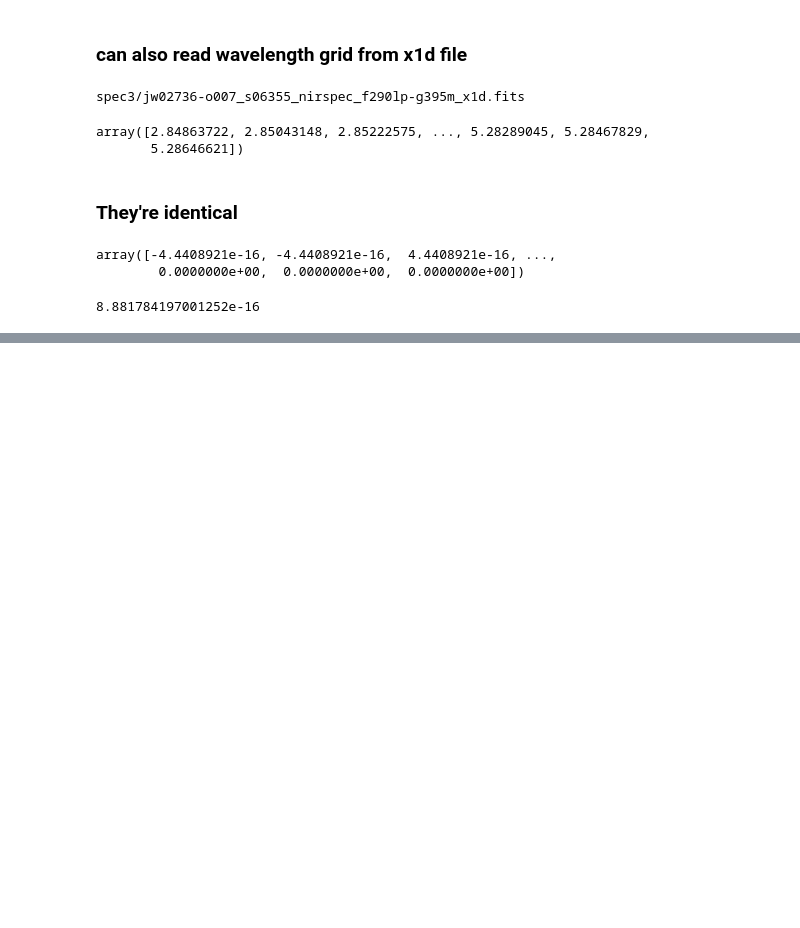
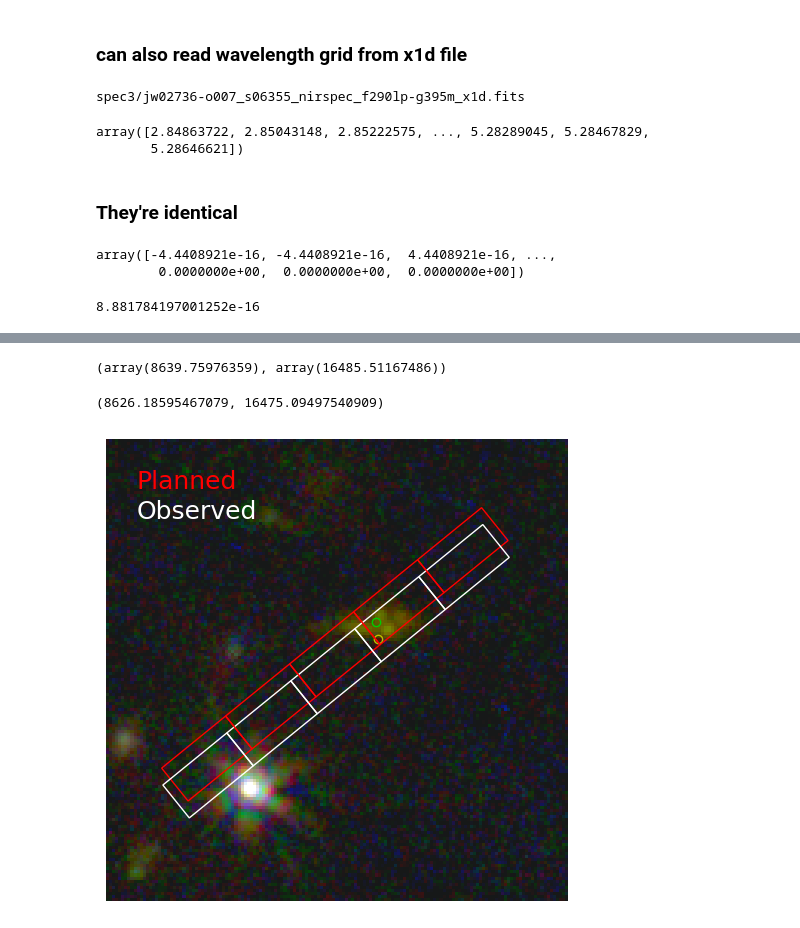
Before and after one commit to dancoe/NIRSpec, a Jupyter notebook: NIRSpec S2D WCS.ipynb, the cells around one changed output, grey strips where cells are left out. Saved outputs shown, nothing was run; the diff lists cells and outputs as text; code cells hidden in the pictures; blank space fills up the shorter version.

Commit message:
planned vs. observed slits look right?

```diff
--- a/NIRSpec S2D WCS.ipynb
+++ b/NIRSpec S2D WCS.ipynb
@@ -235,0 +376,2 @@ plt.xlim(plt.xlim()[::-1])
+# %%
+estimated_source_ra, estimated_source_dec, zero = slit2sky(estimated_source_in_shutter_x, estimated_source_in_shutter_y, 0)
@@ -235,0 +381,4 @@ plt.xlim(plt.xlim()[::-1])
+# %%
+estimated_source_x, estimated_source_y
+# %% [output]
+(array(8639.75976359), array(16485.51167486))
@@ -235,0 +388,52 @@ plt.xlim(plt.xlim()[::-1])
+# %%
+dx_rows    = np.array(dx_rows)    * x_scale
+dy_columns = np.array(dy_columns) * y_scale
+# %%
+xx = []
+yy = []
+
+for i in range(len(dx_rows)):
+    slitlet_ra, slitlet_dec, zero = slit2sky(x_corners + dx_rows[i], y_corners + dy_columns[i], 0)
+    slit_coordinates = SkyCoord(ra=slitlet_ra*u.deg, dec=slitlet_dec*u.deg)
+    xy = x, y = image_wcs.world_to_pixel(slit_coordinates)
+    xx.append(x)
+    yy.append(y)
+
+dx = 75  # pixels 0.02" -> dx = 1" so image stamp will be 2" on each side
+slices, extent = slices_extent(np.mean(xx), np.mean(yy), dx)
+xlo, xhi, ylo, yhi = extent
+np.mean(xx), np.mean(yy)
+# %% [output]
+(8626.18595467079, 16475.09497540909)
+# %%
+fig = plt.figure(figsize=(9.5, 6))
+ax = fig.add_subplot(1, 1, 1) #, projection=imwcs) # , sharex=True, sharey=True)
+ax.imshow(color_image[slices], extent=extent, origin='lower')
+
+source_coordinates = SkyCoord(ra=source_ra*u.deg, dec=source_dec*u.deg)
+source_xy = source_x, source_y = image_wcs.world_to_pixel(source_coordinates)
+plt.plot(source_x, source_y, 'o', mec=(0,0.8,0), mfc='None')
+
+dx_obs = estimated_source_x - source_x
+dy_obs = estimated_source_y - source_y
+
+for i in range(len(source_shutter_table)):
+    # Planned
+    xy = np.array([xx[i] - dx_obs, yy[i] - dy_obs]).T
+    patch = matplotlib.patches.Polygon(xy, fc='None', ec='r', alpha=1, zorder=100)
+    ax.add_patch(patch)
+
+    # Observed
+    xy = np.array([xx[i], yy[i]]).T
+    patch = matplotlib.patches.Polygon(xy, fc='None', ec='w', alpha=1, zorder=100)
+    ax.add_patch(patch)
+
+plt.plot(estimated_source_x, estimated_source_y, 'o', mec='y', mfc='None')
+
+plt.text(xlo+10, yhi-10, 'Planned',  color='r', va='top', fontsize=18)
+plt.text(xlo+10, yhi-20, 'Observed', color='w', va='top', fontsize=18)
+
+ax.axis('off')
+plt.show()
+# %% [output]
+[figure, added]
```
Also changed, not shown: parts of 46 cells of this notebook.
